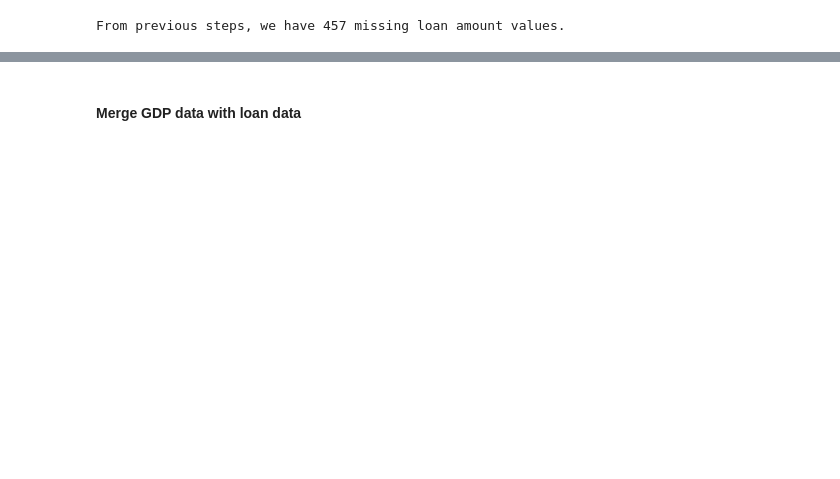
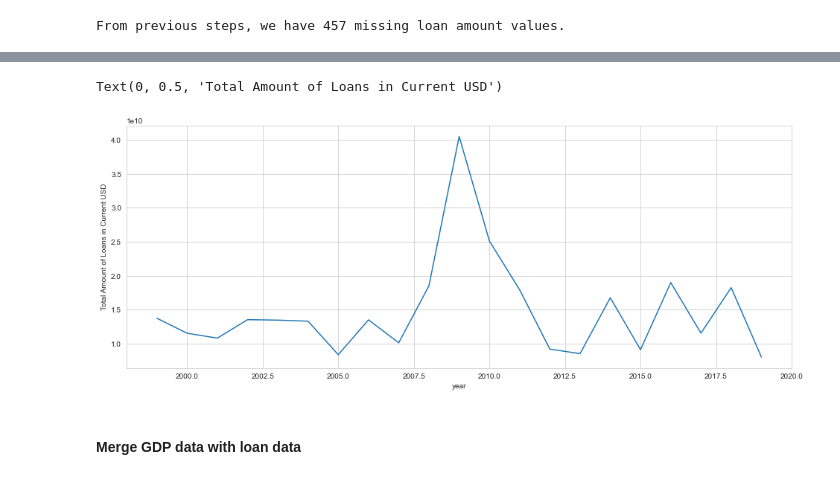
Before and after one commit to sliao7/Qarik-Project, a Jupyter notebook: GDP vs. Loan .ipynb, the cells around one changed output, grey strips where cells are left out. Cells and saved outputs as stored; diff of their text form; code cells hidden in the pictures; blank space fills up the shorter version.

```diff
--- a/GDP vs. Loan .ipynb
+++ b/GDP vs. Loan .ipynb
@@ -198,0 +351,4 @@ df_cur.head()
+# %%
+df_CPI = pd.DataFrame({"year": year_list,"CPI": cpi_list})
+# %%
+df_new5 = df_new4.merge(df_CPI, how="left", on="year")
@@ -198,0 +364,2 @@ df_cur.head()
+# %%
+df_new5['in_current_usd'] = df_new5['currency_in_usd']/df_new5['CPI']*258.811
@@ -199,3 +375,10 @@ df_cur.head()
+# %%
+plt.figure(figsize = (16,6))
+df_new5.groupby('year')['in_current_usd'].sum().plot()
+plt.ylabel('Total Amount of Loans in Current USD')
+# %% [output]
+Text(0, 0.5, 'Total Amount of Loans in Current USD')
+[figure, added]
 # %% [markdown]
 #### Merge GDP data with loan data
 # %%
```
Also changed, not shown: parts of 45 cells of this notebook.
